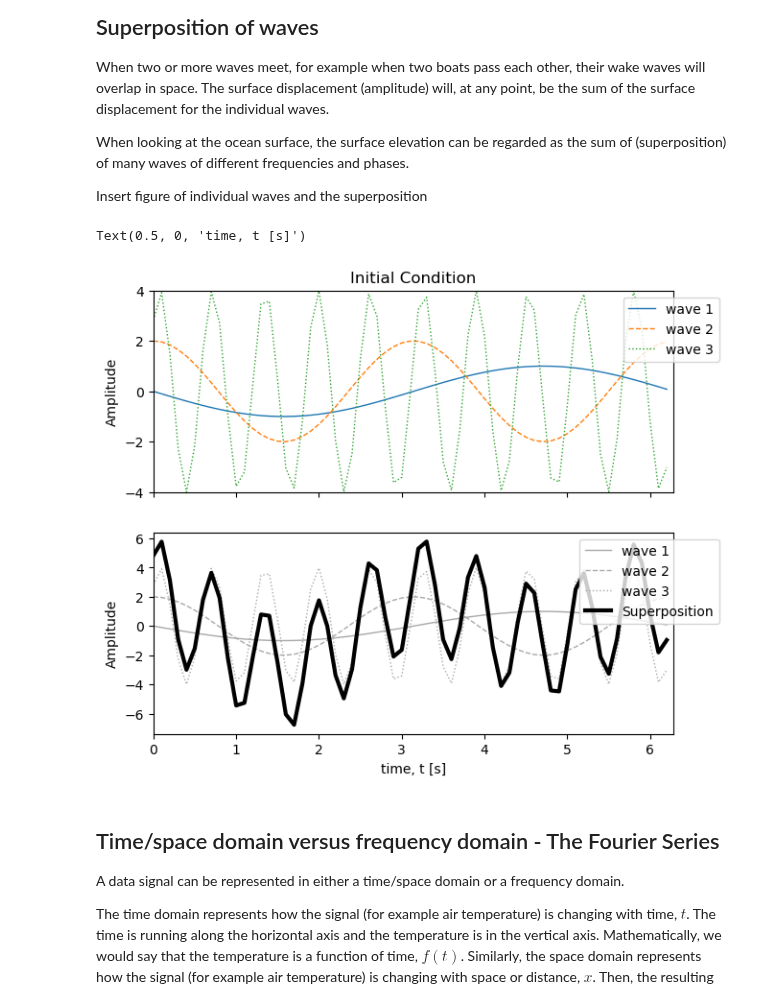
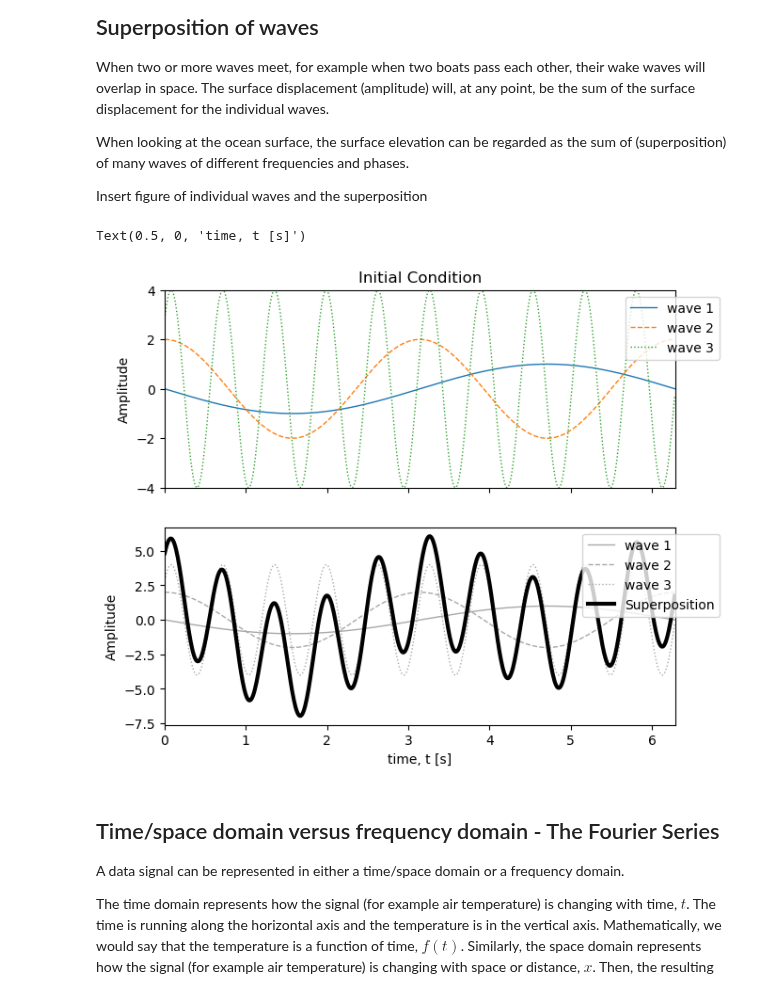
Before and after one commit to thorbjornmoeUiB/GEOF211_compendium, a Jupyter notebook: GEOF211_book/_build/jupyter_execute/Useful_calculus/Fourier_transforms.ipynb, the cells around one changed output. Saved outputs shown, nothing was run; the diff lists cells and outputs as text; code cells hidden in the pictures.

```diff
--- a/GEOF211_book/_build/jupyter_execute/Useful_calculus/Fourier_transforms.ipynb
+++ b/GEOF211_book/_build/jupyter_execute/Useful_calculus/Fourier_transforms.ipynb
@@ -13,7 +13,7 @@ import numpy as np
 import matplotlib.pyplot as plt
 
 # Create time values
-t = np.arange(0, 2 * np.pi,0.1) #eight cycles, with 0.1 second resolution
+t = np.arange(0, 2 * np.pi,0.01) #eight cycles, with 0.1 second resolution
 
 #define frequencies, phases, and amplitudes of three sine waves
 frequencies=1./np.array([2*np.pi,np.pi,2./np.pi])
@@ -23,34 +23,34 @@ amplitudes=np.array([1.,2.,4.])
 # compute the wave signals
 wave1 = amplitudes[0] * np.sin(2 * np.pi * frequencies[0] * t + phases[0])
 wave2 = amplitudes[1] * np.sin(2 * np.pi * frequencies[1] * t + phases[1])
 wave3 = amplitudes[2] * np.sin(2 * np.pi * frequencies[2] * t + phases[2])
 
 # Add the sine waves together
 superposition_wave = wave1 + wave2 + wave3
 
 #plot the wave signals
 fig, ax = plt.subplots(2, 1, figsize=(7, 6), sharex=True)
 ax[0].set_xlim(( 0, 2*np.pi))
 ax[0].set_ylim((-4, 4))
 
 line1, = ax[0].plot(t, wave1,'-', lw = 1, label='wave 1')
 line2, = ax[0].plot(t, wave2,'--', lw = 1, label='wave 2')
 line3, = ax[0].plot(t, wave3,':', lw = 1, label='wave 3')
 
 ax[1].plot(t, wave1,'-',color='darkgrey', lw = 1, label='wave 1')
 ax[1].plot(t, wave2,'--',color='darkgrey', lw = 1, label='wave 2')
 ax[1].plot(t, wave3,':',color='darkgrey',lw = 1, label='wave 3')
 line4, = ax[1].plot(t, superposition_wave,'k', lw = 3, label='Superposition')
 
 ax[0].set_ylabel('Amplitude')
 ax[0].set_title("Initial Condition")
 ax[0].legend(loc="upper right", bbox_to_anchor=(1.1, 1))
 ax[1].legend(loc="upper right", bbox_to_anchor=(1.1, 1))
 ax[1].set_ylabel('Amplitude')
 ax[1].set_xlabel('time, t [s]')
 # %% [output]
 Text(0.5, 0, 'time, t [s]')
-[figure, old version]
+[figure, new version]
 # %% [markdown]
 ## Time/space domain versus frequency domain - The Fourier Series
 
```
Also changed, not shown: 8 other files.
